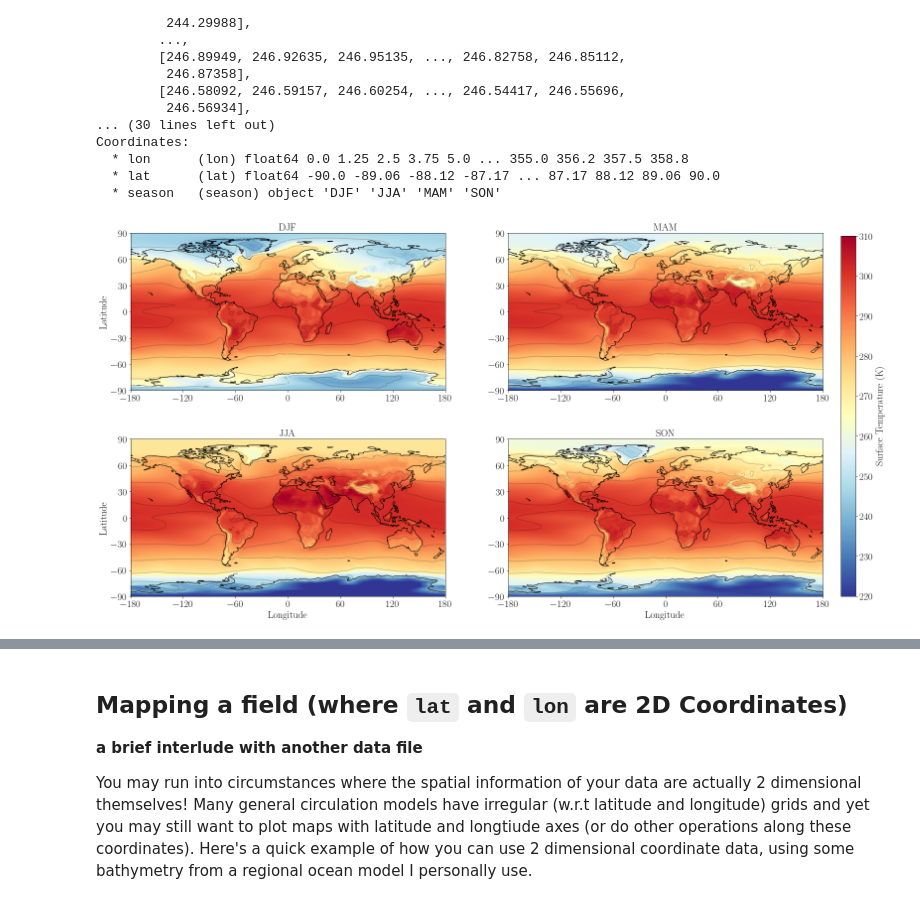
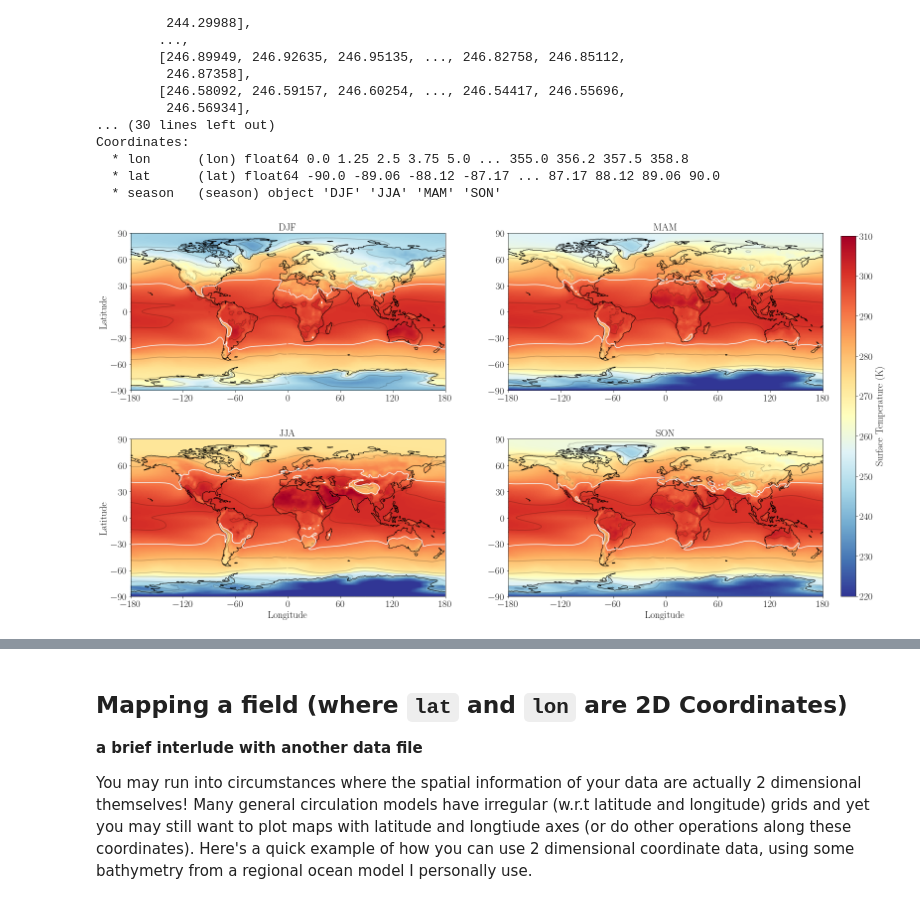
Before and after one commit to ruth-moorman/xarray-tutorial-surf23, a Jupyter notebook: introduction-to-xarray.ipynb, the cells around one changed output, grey strips where cells are left out. Saved outputs shown, nothing was run; the diff lists cells and outputs as text; code cells hidden in the pictures.

```diff
--- a/introduction-to-xarray.ipynb
+++ b/introduction-to-xarray.ipynb
@@ -285,23 +286,23 @@ Coordinates:
 # %%
 fig, axes = plt.subplots(nrows=2, ncols=2, figsize=(25,14), subplot_kw={'projection': ccrs.PlateCarree()})
 for i, season in enumerate(('DJF', 'MAM', 'JJA', 'SON')):
     seas_data = tas_seasons.sel(season=season) # select the season we want
     ax=axes.flatten()[i]                       # specify the axis
     ax.set_title(season, fontsize=20)
     ax.set_global() # show the entire globe
     ax.coastlines() # plot coastlines
     c = ax.pcolormesh(seas_data.lon,seas_data.lat,seas_data, cmap='RdYlBu_r',transform=ccrs.PlateCarree(), vmin=220,vmax=310)
-    ax.contour(seas_data.lon,seas_data.lat,seas_data,levels=[240,250,260,270,280,290,300],colors=['k'],alpha=0.2,transform=ccrs.PlateCarree())
-    ax.contour(seas_data.lon,seas_data.lat,seas_data,levels=[260],colors=['w'],transform=ccrs.PlateCarree())
+    ax.contour(seas_data.lon,seas_data.lat,seas_data,levels=[240,250,260,270,280,300],colors=['k'],alpha=0.2,transform=ccrs.PlateCarree())
+    ax.contour(seas_data.lon,seas_data.lat,seas_data,levels=[290],colors=['w'],transform=ccrs.PlateCarree())
     ax.set_xticks([-180,-120,-60,0,60,120,180])
     ax.set_yticks([-90,-60,-30,0,30,60,90])
     if i in (0,2):
         ax.set_ylabel('Latitude')
     if i in (2,3):
         ax.set_xlabel('Longitude')
 cax = fig.add_axes([0.92, 0.14, 0.017, 0.72])
 cbar=plt.colorbar(c,cax = cax,orientation='vertical')
 cbar.set_label('Surface Temperature (K)', fontsize = 20)
 plt.show()
 # %% [output]
-[figure, old version]
+[figure, new version]
```
Also changed, not shown: parts of 18 cells of this notebook.
